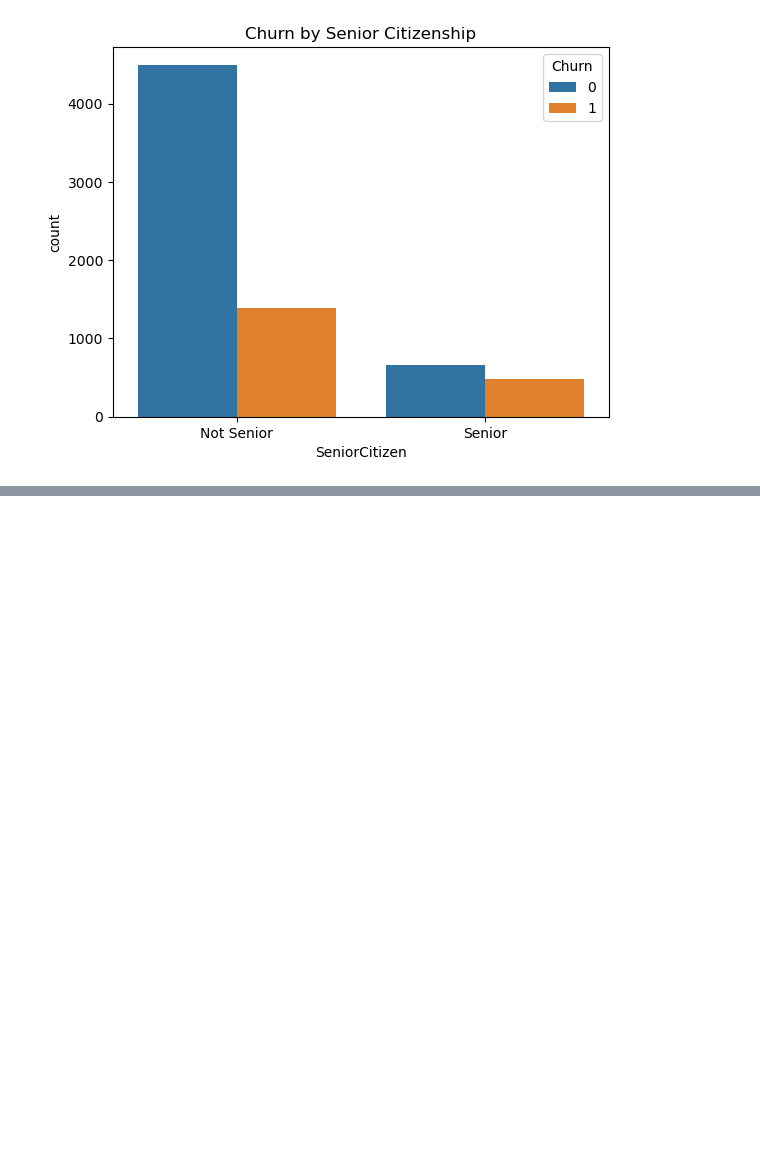
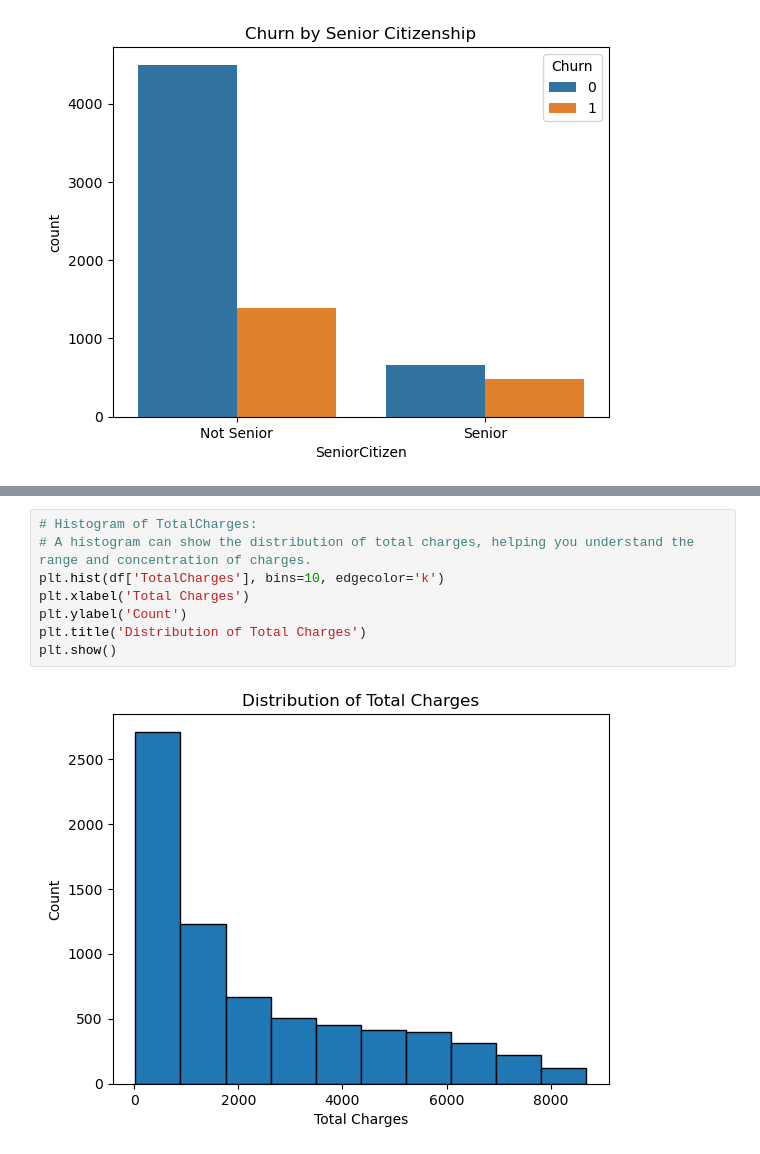
Before and after one commit to Shyam165/Summer-Internship, a Jupyter notebook: Telecom Customer/Telecom Customer Churn and Revenue Prediction using Python.ipynb, the cells around one changed output, grey strips where cells are left out. Drawn from its saved outputs; the diff is of its cells as text; blank space fills up the shorter version.

```diff
--- a/Telecom Customer/Telecom Customer Churn and Revenue Prediction using Python.ipynb
+++ b/Telecom Customer/Telecom Customer Churn and Revenue Prediction using Python.ipynb
@@ -398,0 +435,10 @@ In machine learning, it's often a good practice to standardize or normalize your
+# %%
+# Histogram of TotalCharges:
+# A histogram can show the distribution of total charges, helping you understand the range and concentration of charges.
+plt.hist(df['TotalCharges'], bins=10, edgecolor='k')
+plt.xlabel('Total Charges')
+plt.ylabel('Count')
+plt.title('Distribution of Total Charges')
+plt.show()
+# %% [output]
+[figure, added]
```
Also changed, not shown: parts of 16 cells of this notebook, 2 other files.
